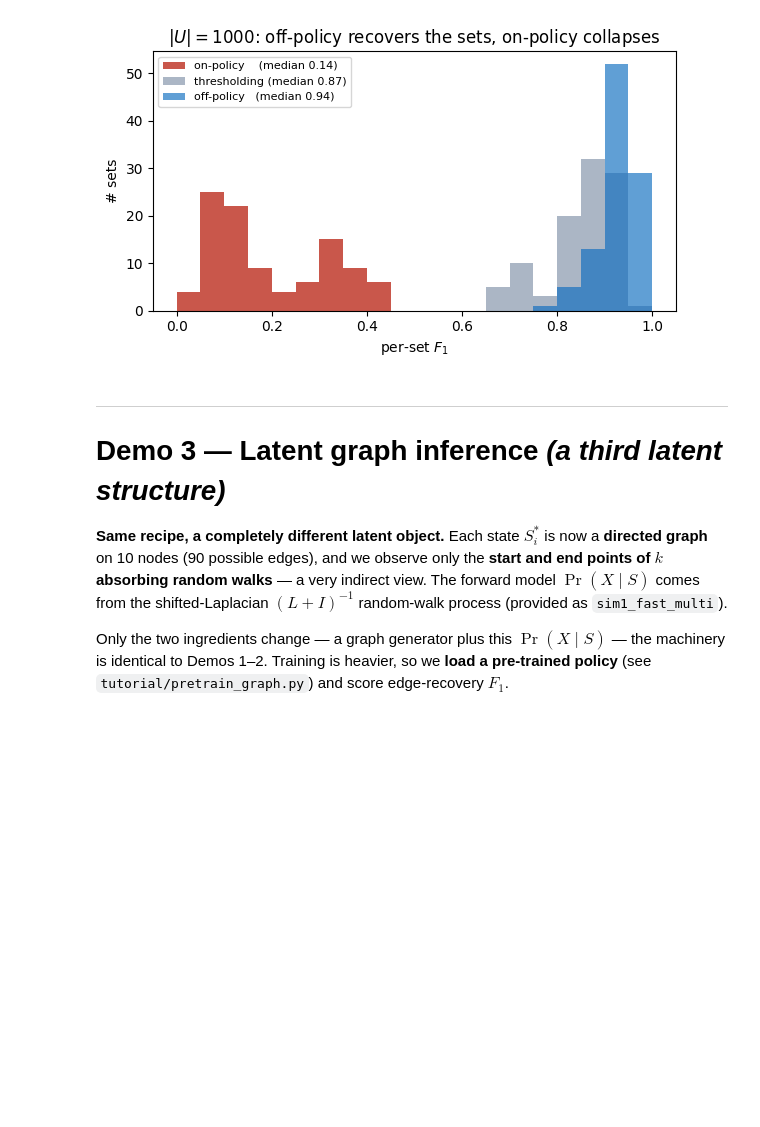
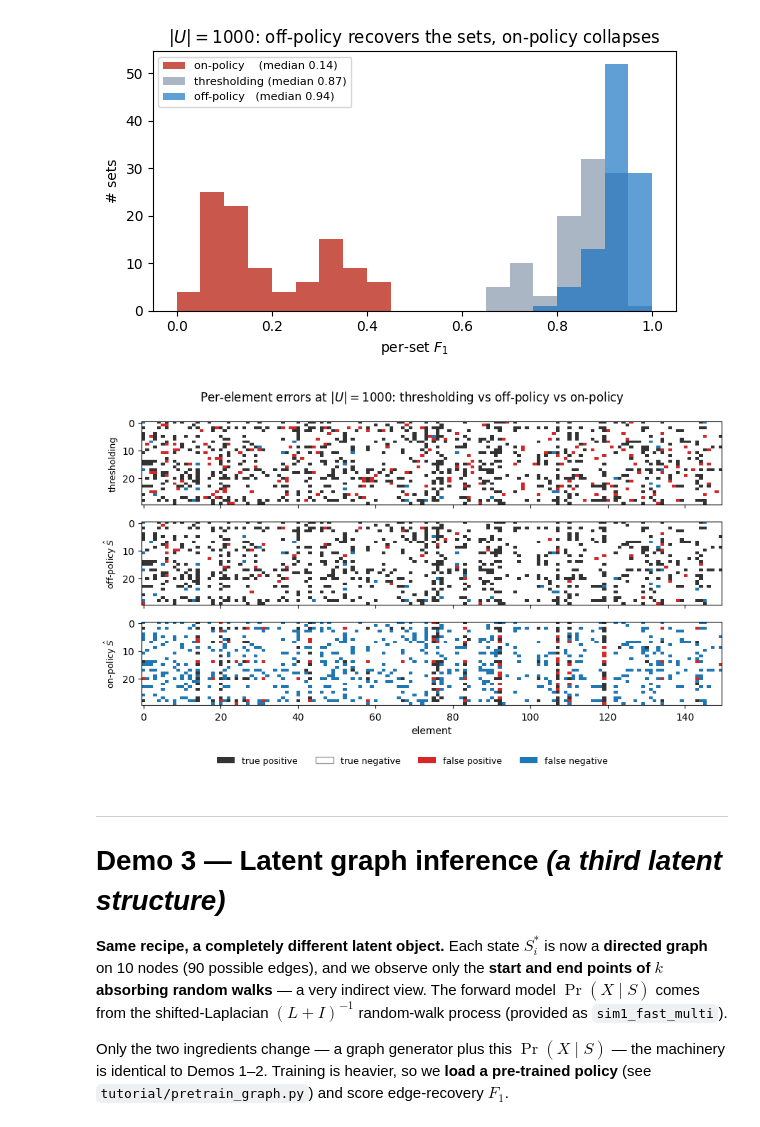
Before and after one commit to elkebir-group/GReinSS-tutorial, a Jupyter notebook: GReinSS_demo.ipynb, the cells around one changed output. Saved outputs shown, nothing was run; the diff lists cells and outputs as text; code cells hidden in the pictures; blank space fills up the shorter version.

```diff
--- a/GReinSS_demo.ipynb
+++ b/GReinSS_demo.ipynb
@@ -212,7 +225,8 @@ cmap = ListedColormap(['#ffffff', '#333333', '#d62728', '#1f77b4'])  # TN, TP, F
 norm = BoundaryNorm([-.5, .5, 1.5, 2.5, 3.5], cmap.N)
 
 for name, M in [('thresholding', thr), ('GReinSS', pred)]:
-    fp = int(((M==1)&(truth==0)).sum()); fn = int(((M==0)&(truth==1)).sum())
+    fp = int(((M==1)&(truth==0)).sum())
+    fn = int(((M==0)&(truth==1)).sum())
     print(f"{name:12s}  false positives: {fp:4d}   false negatives: {fn:4d}")
 
 fig, ax = plt.subplots(2, 1, figsize=(9, 4), sharex=True)
@@ -227,7 +241,8 @@ handles = [Patch(facecolor='#333333', label='true positive'),
 fig.legend(handles=handles, ncol=4, loc='lower center', bbox_to_anchor=(0.5, -0.02),
            frameon=False, fontsize=9)
 plt.suptitle('Per-element errors: GReinSS makes fewer false positives / negatives than thresholding')
-plt.tight_layout(rect=[0, 0.06, 1, 1]); plt.show()
+plt.tight_layout(rect=[0, 0.06, 1, 1])
+plt.show()
 # %% [output]
 thresholding  false positives: 1265   false negatives:  359
 GReinSS       false positives:  200   false negatives:  473
@@ -258,29 +273,40 @@ print(f'|U|={Ub},  N={Nb} observations,  avg set size {setoff_truth.sum(1).mean(
 # memory-efficient log Pr(X|S) = -||s-o||^2 / 2*sigma^2  (naive form would build a huge (states,obs,U) tensor)
 def multi_x_given_g_big(states, o):
     o = torch.as_tensor(o).float().to(states.device)
-    s2 = states.sum(1, keepdim=True); o2 = (o*o).sum(1)[None, :]
+    s2 = states.sum(1, keepdim=True)
+    o2 = (o*o).sum(1)[None, :]
     return -0.5*(s2 - 2.0*(states @ o.T) + o2)/(sig_b**2)
 
 CAP = int(1.6*setoff_truth.sum(1).max())                    # cap generation length (true sets are far smaller)
 def graphRules_big(g):
-    x = torch.zeros((g.shape[0], Ub+1)); x[g.sum(1) >= CAP, :Ub] = -float('inf')
+    x = torch.zeros((g.shape[0], Ub+1))
+    x[g.sum(1) >= CAP, :Ub] = -float('inf')
     return x, torch.zeros((g.shape[0], 1))
 
 def make_rule():                                            # same rule object as Demo 1: generator + Pr(X|S)
-    r = gClass(); r.graphSize=Ub; r.observations_batch=setoff_obs; r.batchSize=400; r.learning_rate=1e-3
+    r = gClass()
+    r.graphSize=Ub
+    r.observations_batch=setoff_obs
+    r.batchSize=400
+    r.learning_rate=1e-3
     r.model = GraphGeneratorNet(Ub, 1, 128, endingBias=0)
-    r.multi_x_given_g = multi_x_given_g_big; r.graphRules = graphRules_big
+    r.multi_x_given_g = multi_x_given_g_big
+    r.graphRules = graphRules_big
     return r
 
 # lightweight inference: sample K sets from the policy, keep the best-explaining one per observation
 def predict_sets(model, rule, K=15000):
     A, *_ = generate_graph_batch_with_modified_policy(model, rule, False, K)
-    A = A.detach(); ll = multi_x_given_g_big(A, setoff_obs)
+    A = A.detach()
+    ll = multi_x_given_g_big(A, setoff_obs)
     return A[ll.argmax(0).cpu().numpy()].cpu().numpy().astype(int)
 
 def per_set_f1(P, T):
-    tp=((P==1)&(T==1)).sum(1); fp=((P==1)&(T==0)).sum(1); fn=((P==0)&(T==1)).sum(1)
-    d = 2*tp+fp+fn; return np.where(d==0, 1.0, 2*tp/np.maximum(d,1))     # empty pred & truth -> F1=1
+    tp=((P==1)&(T==1)).sum(1)
+    fp=((P==1)&(T==0)).sum(1)
+    fn=((P==0)&(T==1)).sum(1)
+    d = 2*tp+fp+fn
+    return np.where(d==0, 1.0, 2*tp/np.maximum(d,1))     # empty pred & truth -> F1=1
 
 print('data + ingredients ready - same recipe as Demo 1.')
 # %% [output]
@@ -363,11 +393,13 @@ off-policy model** and score it.
 _obsB = torch.as_tensor(setoff_obs).float()
 def offPolicyRule_big(g, arange1):
     idx = np.asarray(arange1) % Nb
-    bias = torch.zeros((g.shape[0], Ub+1)); bias[:, :Ub] = (_obsB[idx] - 0.5)/(sig_b**2)
+    bias = torch.zeros((g.shape[0], Ub+1))
+    bias[:, :Ub] = (_obsB[idx] - 0.5)/(sig_b**2)
     return bias, torch.zeros((g.shape[0], 1))
 
 # ---- load the pre-trained off-policy model (see tutorial/pretrain_setoff.py) and score it ----
-rule_off  = make_rule(); rule_off.offPolicyRule = offPolicyRule_big
+rule_off  = make_rule()
+rule_off.offPolicyRule = offPolicyRule_big
 off_model = torch.load(os.path.join(ASSETS, 'setoff_model.pt'))   # trained with offPolicy=True
 with quiet():
     pred_off = predict_sets(off_model, rule_off)
@@ -392,20 +427,23 @@ plt.tight_layout(); plt.show()
 # %%
 # per-element error patterns at |U|=1000: thresholding vs off-policy vs on-policy (reuses error_map/cmap/norm from Demo 1)
 # |U|=1000 is too wide to show whole, so we crop to the first 30 observations x 150 elements.
 obs_slice, el_slice = slice(0, 30), slice(0, 150)
 fig, ax = plt.subplots(3, 1, figsize=(9, 5.4), sharex=True)
 for a, M, t_ in zip(ax, [thr_big, pred_off, pred_on], ['thresholding', 'off-policy $\\hat S$', 'on-policy $\\hat S$']):
     a.imshow(error_map(M, setoff_truth)[obs_slice, el_slice], aspect='auto', cmap=cmap, norm=norm, interpolation='nearest')
     a.set_ylabel(t_, fontsize=9)
 ax[-1].set_xlabel('element')
 handles = [Patch(facecolor='#333333', label='true positive'),
            Patch(facecolor='#ffffff', edgecolor='#999999', label='true negative'),
            Patch(facecolor='#d62728', label='false positive'),
            Patch(facecolor='#1f77b4', label='false negative')]
 fig.legend(handles=handles, ncol=4, loc='lower center', bbox_to_anchor=(0.5, -0.02),
            frameon=False, fontsize=9)
 plt.suptitle('Per-element errors at $|U|=1000$: thresholding vs off-policy vs on-policy')
-plt.tight_layout(rect=[0, 0.05, 1, 1]); plt.show()
+plt.tight_layout(rect=[0, 0.05, 1, 1])
+plt.show()
+# %% [output]
+[figure, added]
 # %% [markdown]
 ---
 # Demo 3 — Latent graph inference *(a third latent structure)*
```
Also changed, not shown: parts of 12 cells of this notebook.
